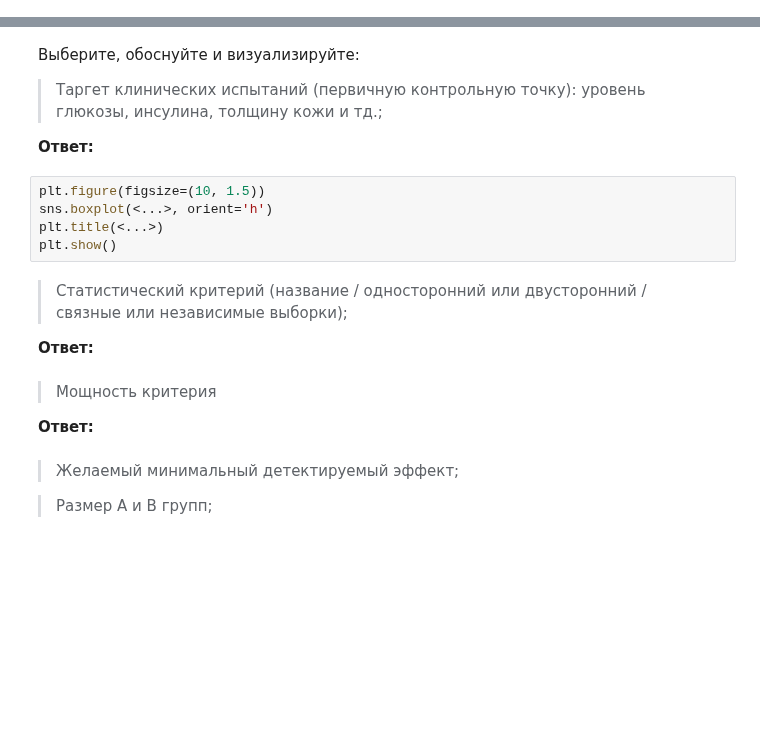
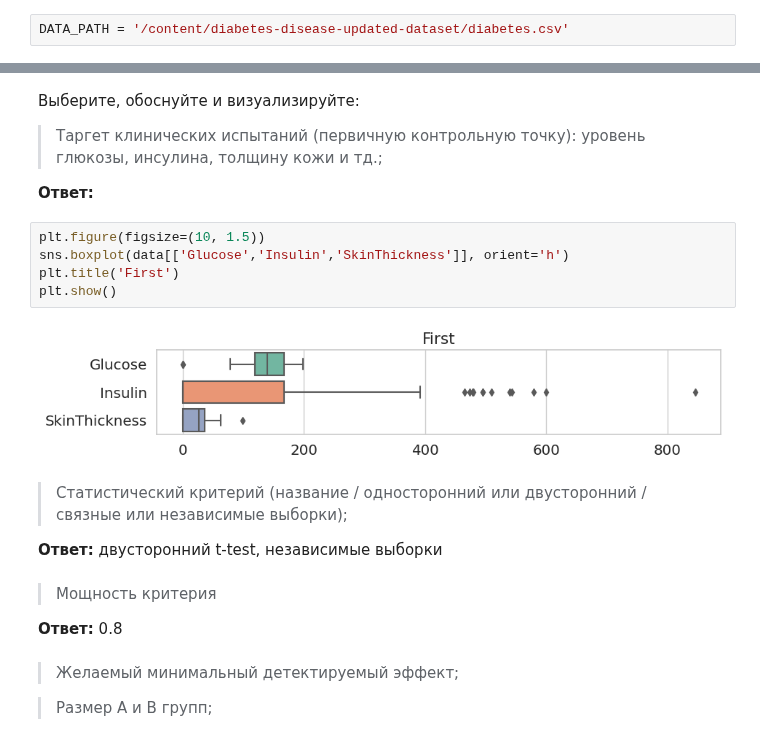
Before and after one commit to NMashalov/2023_OpenMipt_course, a Jupyter notebook: lesson11/dz11.ipynb, the cells around one changed output, grey strips where cells are left out. Saved outputs shown, nothing was run; the diff lists cells and outputs as text; blank space fills up the shorter version.

```diff
--- a/lesson11/dz11.ipynb
+++ b/lesson11/dz11.ipynb
@@ -433,3 +580,5 @@ DATA_PATH =
+# %%
+DATA_PATH = '/content/diabetes-disease-updated-dataset/diabetes.csv'
 # %%
 data = pd.read_csv(DATA_PATH)
 data = data[data['Outcome']==1]
@@ -442,17 +605,19 @@ data
 **Ответ:**
 # %%
 plt.figure(figsize=(10, 1.5))
-sns.boxplot(<...>, orient='h')
-plt.title(<...>)
+sns.boxplot(data[['Glucose','Insulin','SkinThickness']], orient='h')
+plt.title('First')
 plt.show()
+# %% [output]
+[figure, added]
 # %% [markdown]
 > Статистический критерий (название / односторонний или двусторонний / связные или независимые выборки);
 
-**Ответ:**
+**Ответ:** двусторонний t-test, независимые выборки
 # %% [markdown]
 > Мощность критерия
 
-**Ответ:**
+**Ответ:** 0.8
 # %% [markdown]
 > Желаемый минимальный детектируемый эффект;
 
```
Also changed, not shown: parts of 74 cells of this notebook.
